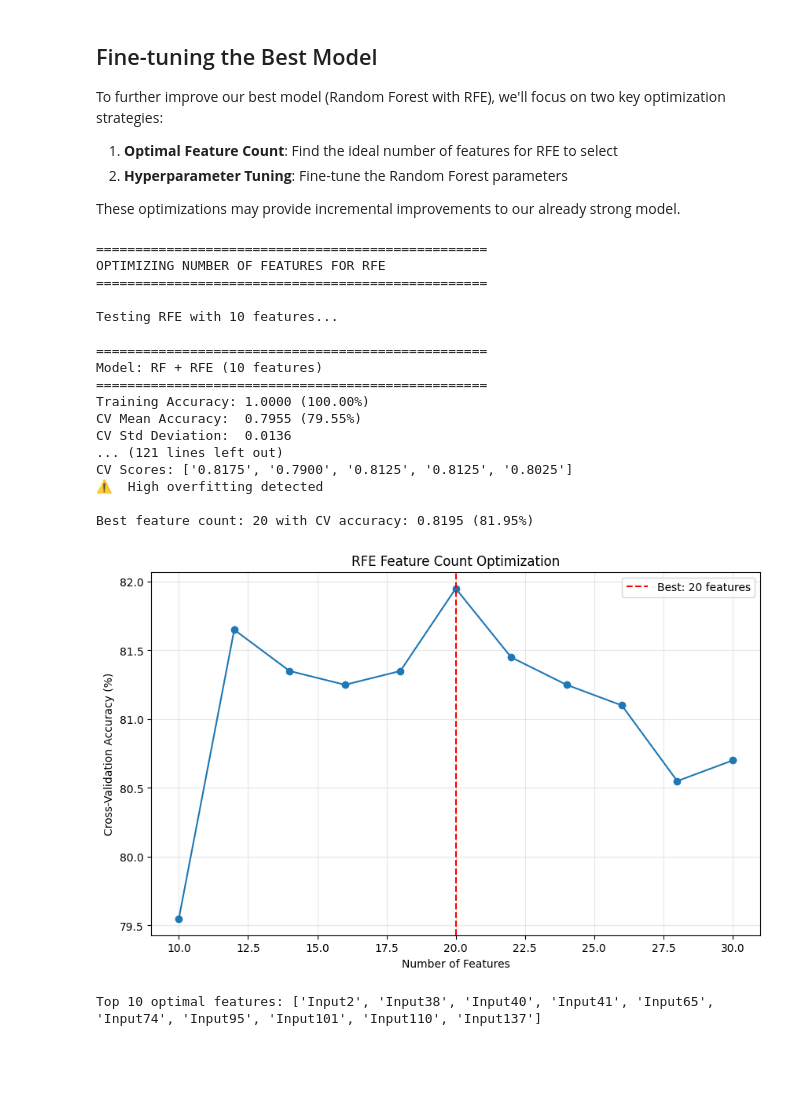
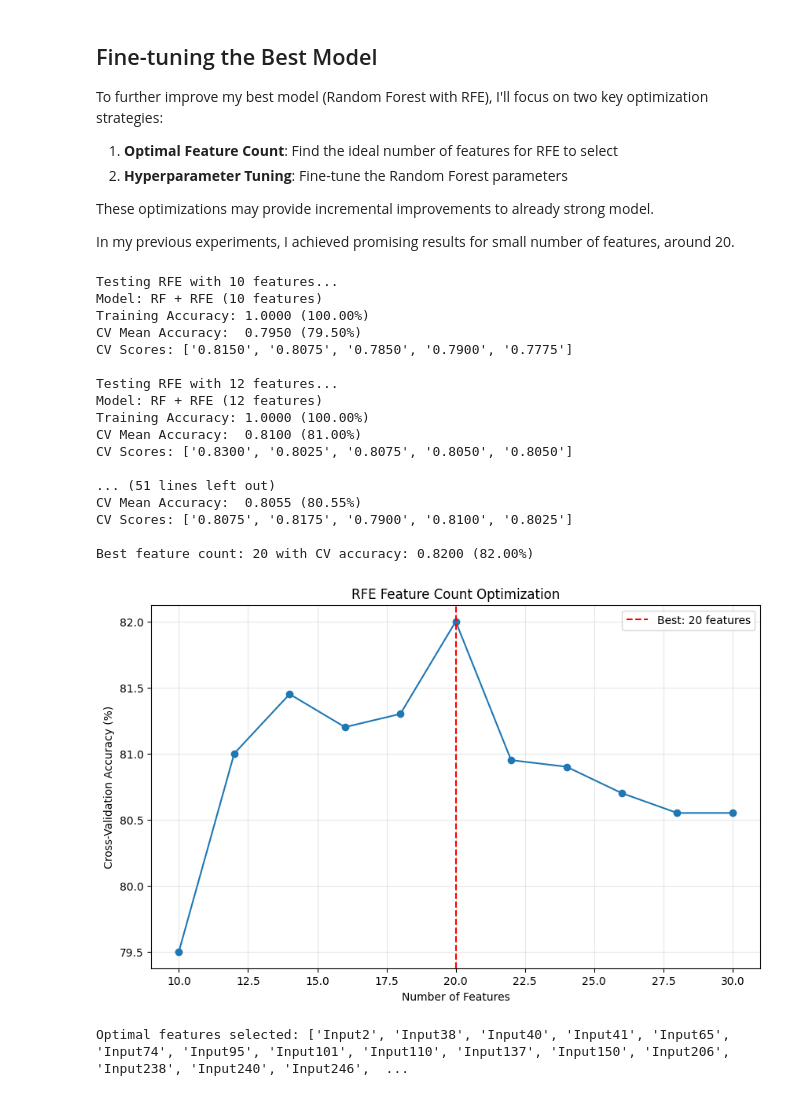
Before and after one commit to mrolbiecki/machine-learning-notebooks, a Jupyter notebook: artificial-data/classification.ipynb, the cells around one changed output. Saved outputs shown, nothing was run; the diff lists cells and outputs as text; code cells hidden in the pictures; blank space fills up the shorter version.

```diff
--- a/artificial-data/classification.ipynb
+++ b/artificial-data/classification.ipynb
@@ -180,18 +68,0 @@ CV Scores: ['0.8100', '0.7725', '0.7875', '0.7850', '0.7850']
-# %%
-# 4. Visualize important features
-# Fit the model to get feature importances
-rf_optimal.fit(X_rfe, y)
-feature_importances = rf_optimal.feature_importances_
-
-# Sort features by importance
-sorted_idx = feature_importances.argsort()[::-1]
-top_10_idx = sorted_idx[:10]
-
-# Plot top 10 feature importances
-plt.figure(figsize=(10, 6))
-plt.barh(range(10), feature_importances[top_10_idx])
-plt.yticks(range(10), [f'Feature {idx}' for idx in top_10_idx])
-plt.title('Top 10 Most Important Features')
-plt.xlabel('Feature Importance')
-plt.tight_layout()
-plt.show()
@@ -285,17 +69,16 @@ All alternative approaches achieved significantly lower performance than our Ran
 # %% [markdown]
 ## Fine-tuning the Best Model
 
-To further improve our best model (Random Forest with RFE), we'll focus on two key optimization strategies:
+To further improve my best model (Random Forest with RFE), I'll focus on two key optimization strategies:
 
 1. **Optimal Feature Count**: Find the ideal number of features for RFE to select
 2. **Hyperparameter Tuning**: Fine-tune the Random Forest parameters
 
-These optimizations may provide incremental improvements to our already strong model.
+These optimizations may provide incremental improvements to already strong model.
+
+In my previous experiments, I achieved promising results for small number of features, around 20.
 # %%
 # 1. Find optimal number of features for RFE
-print("\n" + "="*50)
-print("OPTIMIZING NUMBER OF FEATURES FOR RFE")
-print("="*50)
 
 # Test a range of feature counts
 feature_range = [10, 12, 14, 16, 18, 20, 22, 24, 26, 28, 30]
@@ -307,12 +90,12 @@ for n_features in feature_range:
     # Create RFE with specified number of features
     rfe_test = RFE(estimator=RandomForestClassifier(n_estimators=100, random_state=42),
                   n_features_to_select=n_features, step=10, verbose=0)
-    X_rfe_test = rfe_test.fit_transform(X_scaled, y)
+    X_rfe_test = rfe_test.fit_transform(X, y)
 
-    # Create and evaluate model
+    # Create and evaluate model (these parameters are kind of randomly chosen, I will optimize them later)
     rf_test = RandomForestClassifier(
         n_estimators=200,
-        max_depth=None,
+        max_depth=20,
         min_samples_split=2,
         min_samples_leaf=1,
         random_state=42
@@ -325,50 +108,50 @@ for n_features in feature_range:
 # Find best feature count
 feature_counts = list(rfe_results.keys())
 cv_means = [rfe_results[n]['cv_mean'] for n in feature_counts]
 best_feature_count = feature_counts[np.argmax(cv_means)]
 best_cv_mean = max(cv_means)
 
 print(f"\nBest feature count: {best_feature_count} with CV accuracy: {best_cv_mean:.4f} ({best_cv_mean*100:.2f}%)")
 
 # Plot results
 plt.figure(figsize=(10, 6))
 plt.plot(feature_counts, [score*100 for score in cv_means], marker='o', linestyle='-')
 plt.axvline(x=best_feature_count, color='r', linestyle='--', label=f'Best: {best_feature_count} features')
 plt.xlabel('Number of Features')
 plt.ylabel('Cross-Validation Accuracy (%)')
 plt.title('RFE Feature Count Optimization')
 plt.grid(True, alpha=0.3)
 plt.legend()
 plt.show()
 
 # Use the best feature count for further optimization
 optimal_rfe = RFE(estimator=RandomForestClassifier(n_estimators=100, random_state=42),
                   n_features_to_select=best_feature_count, step=10, verbose=0)
-X_rfe_optimal = optimal_rfe.fit_transform(X_scaled, y)
+X_rfe_optimal = optimal_rfe.fit_transform(X, y)
 
 # Get feature names
 optimal_feature_indices = np.where(optimal_rfe.ranking_ == 1)[0]
 optimal_feature_names = X.columns[optimal_feature_indices]
-print(f"\nTop 10 optimal features: {list(optimal_feature_names[:10])}")
+print(f"\nOptimal features selected: {optimal_feature_names.tolist()}")
 # %% [output]
-==================================================
-OPTIMIZING NUMBER OF FEATURES FOR RFE
-==================================================
+Testing RFE with 10 features...
+Model: RF + RFE (10 features)
+Training Accuracy: 1.0000 (100.00%)
+CV Mean Accuracy:  0.7950 (79.50%)
+CV Scores: ['0.8150', '0.8075', '0.7850', '0.7900', '0.7775']
 
-Testing RFE with 10 features...
+Testing RFE with 12 features...
+Model: RF + RFE (12 features)
+Training Accuracy: 1.0000 (100.00%)
+CV Mean Accuracy:  0.8100 (81.00%)
+CV Scores: ['0.8300', '0.8025', '0.8075', '0.8050', '0.8050']
 
-==================================================
-Model: RF + RFE (10 features)
-==================================================
-Training Accuracy: 1.0000 (100.00%)
-CV Mean Accuracy:  0.7955 (79.55%)
-CV Std Deviation:  0.0136
-... (121 lines left out)
-CV Scores: ['0.8175', '0.7900', '0.8125', '0.8125', '0.8025']
-⚠️  High overfitting detected
+... (51 lines left out)
+CV Mean Accuracy:  0.8055 (80.55%)
+CV Scores: ['0.8075', '0.8175', '0.7900', '0.8100', '0.8025']
 
-Best feature count: 20 with CV accuracy: 0.8195 (81.95%)
+Best feature count: 20 with CV accuracy: 0.8200 (82.00%)
-[figure, old version]
+[figure, new version]
-Top 10 optimal features: ['Input2', 'Input38', 'Input40', 'Input41', 'Input65', 'Input74', 'Input95', 'Input101', 'Input110', 'Input137']
+Optimal features selected: ['Input2', 'Input38', 'Input40', 'Input41', 'Input65', 'Input74', 'Input95', 'Input101', 'Input110', 'Input137', 'Input150', 'Input206', 'Input238', 'Input240', 'Input246',  ...
 # %%
 # 2. Hyperparameter optimization for Random Forest
```
Also changed, not shown: parts of 19 cells of this notebook.
